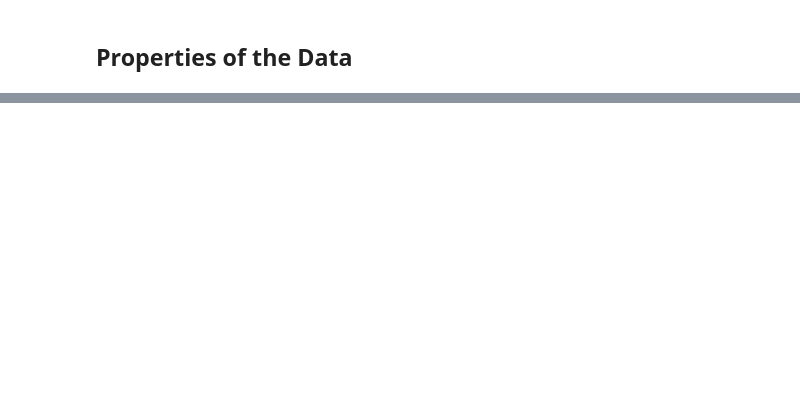
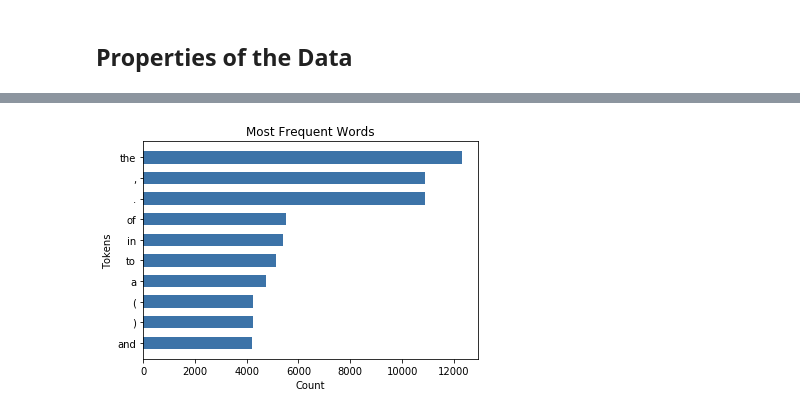
Before and after one commit to deanhoperobertson/Named-Enitty-Recognition, a Jupyter notebook: Exploration/Data Exploration.ipynb, the cells around one changed output, grey strips where cells are left out. Cells and saved outputs as stored; diff of their text form; code cells hidden in the pictures; blank space fills up the shorter version.

```diff
--- a/Exploration/Data Exploration.ipynb
+++ b/Exploration/Data Exploration.ipynb
@@ -134,0 +186,29 @@ plt.show()
+# %%
+def word_frequency(train, test):
+    #Most Common Words
+    word_list = extract_words(train)[0]
+    word_list.extend(extract_words(test)[0])
+    word_list.extend(extract_words(val)[0])
+
+    counts = dict(Counter(word_list))
+    sorted_counts = sorted(counts.items(), key=lambda kv: kv[1],  reverse=True)
+    labels,values=[],[]
+    for i in sorted_counts[:10]:
+        labels.append(i[0])
+        values.append(i[1])
+
+        #visual
+    indexes = np.arange(len(labels))
+    width=0.6
+    plt.barh(indexes, values, width,align='center', color='#3c73a8')
+    plt.yticks(indexes + width * 0.0, labels)
+    plt.gca().invert_yaxis()
+    plt.xlabel('Count')
+    plt.title("Most Frequent Words")
+    plt.ylabel("Tokens")
+    plt.savefig('F:\Data Science\Thesis\Write Up\Pictures\Word Frequency.png')
+    plt.show()
+
+word_frequency(train, test)
+# %% [output]
+[figure, added]
```
Also changed, not shown: parts of 11 cells of this notebook.
